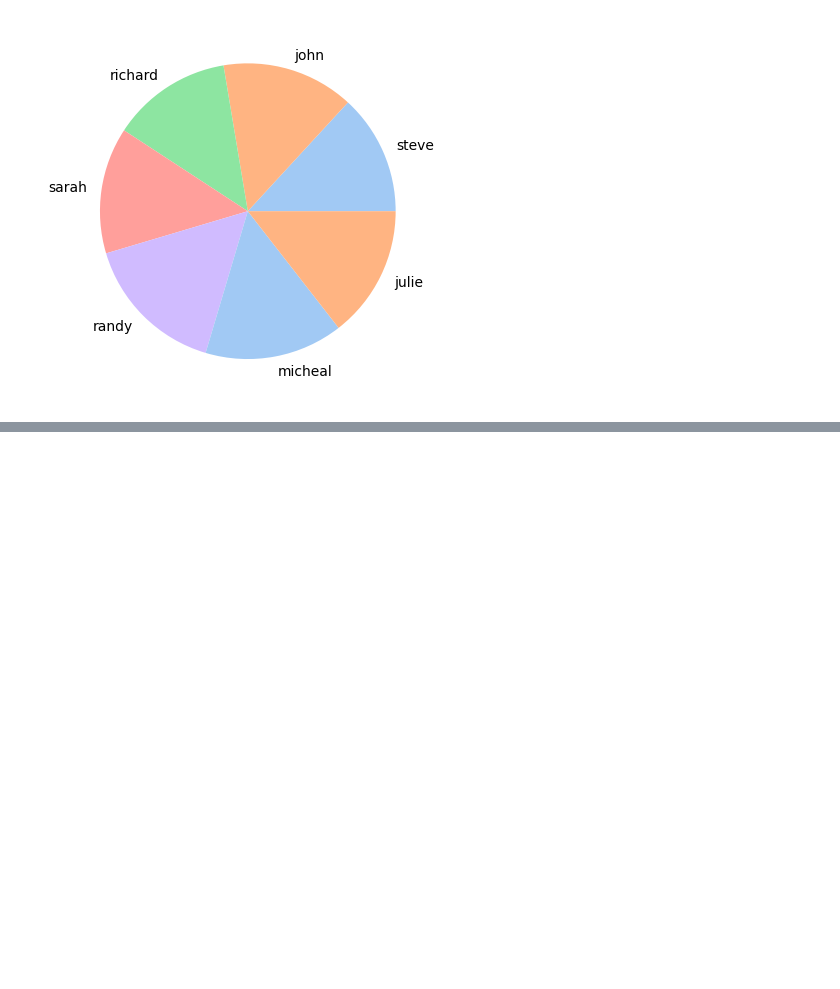
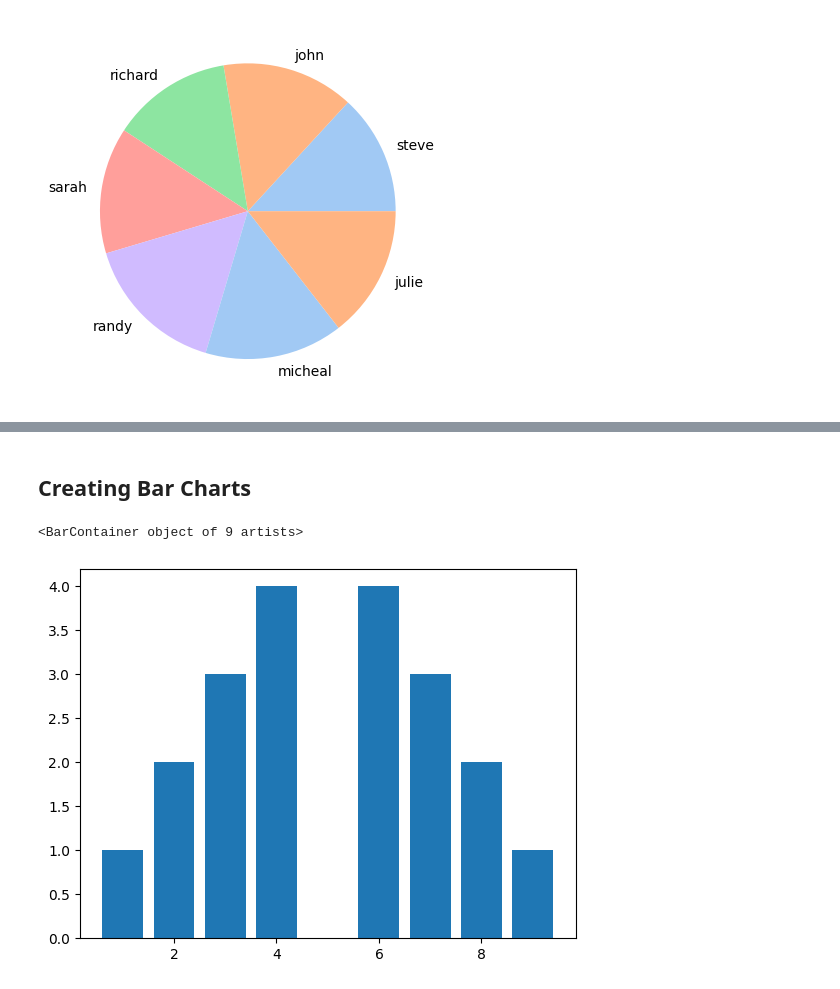
Before and after one commit to SamAugusto/data-science-and-machine-learning, a Jupyter notebook: Data_Vizualization.ipynb, the cells around one changed output, grey strips where cells are left out. Drawn from its saved outputs; the diff is of its cells as text; code cells hidden in the pictures; blank space fills up the shorter version.

```diff
--- a/Data_Vizualization.ipynb
+++ b/Data_Vizualization.ipynb
@@ -93,0 +127,7 @@ plt.show()
+# %% [markdown]
+## Creating Bar Charts
+# %%
+plt.bar(x,y)
+# %% [output]
+<BarContainer object of 9 artists>
+[figure, added]
```
Also changed, not shown: parts of 16 cells of this notebook.
